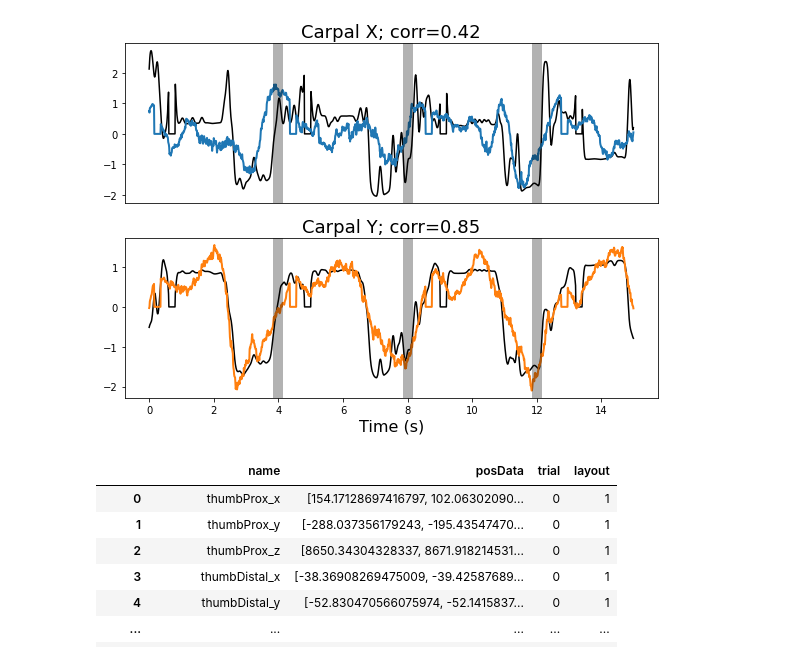
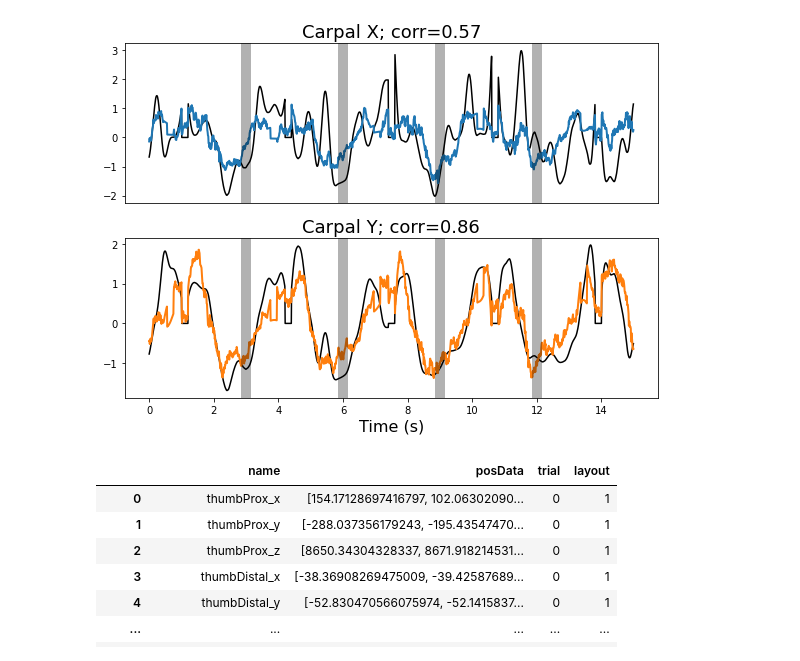
Before and after one commit to ntolley/SEE_decoding, a Jupyter notebook: notebooks/movement_decoding.ipynb, the cells around one changed output. Saved outputs shown, nothing was run; the diff lists cells and outputs as text; code cells hidden in the pictures.

```diff
--- a/notebooks/movement_decoding.ipynb
+++ b/notebooks/movement_decoding.ipynb
@@ -125,6 +129,35 @@ def run_wiener(pred_df, neural_df, neural_offset, cv_dict):
 
     return wr_train_pred, wr_test_pred, wr_train_corr, wr_test_corr
 
+def run_wiener_eyes(pred_df, neural_df, eyes_df, neural_offset, cv_dict):
+    data_arrays, generators = make_generators(pred_df, neural_df, neural_offset, cv_dict)
+
+    # Unpack tuple into variables
+    X_train_data, y_train_data, X_test_data, y_test_data = data_arrays
+    #training_generator, training_eval_generator, validation_generator = generators
+
+
+    data_arrays, generators = make_generators(eyes_df, neural_df, neural_offset, cv_dict)
+    # Unpack tuple into variables
+    _, eye_train_data, _, eye_test_data = data_arrays
+    #training_generator, training_eval_generator, validation_generator = generators
+
+    X_train_data = np.hstack([X_train_data, eye_train_data])
+    X_test_data = np.hstack([X_test_data, eye_test_data])
+
+    #Fit and run wiener filter
+    model_wr = Neural_Decoding.decoders.WienerFilterDecoder()
+    model_wr.fit(X_train_data,y_train_data)
+
+    wr_train_pred = model_wr.predict(X_train_data)
+    wr_test_pred = model_wr.predict(X_test_data)
+
+    #Compute decoding
+    wr_train_corr = mocap_functions.matrix_corr(wr_train_pred,y_train_data)
+    wr_test_corr = mocap_functions.matrix_corr(wr_test_pred,y_test_data)
+
+    return wr_train_pred, wr_test_pred, wr_train_corr, wr_test_corr
+
 def run_ann(pred_df, neural_df, neural_offset, cv_dict):
     data_arrays, generators = make_generators(pred_df, neural_df, neural_offset)
 
@@ -202,34 +227,29 @@ See the caveats in the documentation: https://pandas.pydata.org/pandas-docs/stab
-# %%
-carpal_test_pred = np.concatenate(carpal_test_pred_l)
-y_test_data = np.concatenate(y_test_data_l)
-
-carpal_test_corr = mocap_functions.matrix_corr(carpal_test_pred,y_test_data)
 # %%
 plt.figure(figsize=(8, 6))
-tstart = 1600
+tstart = 1800
 bounds = np.arange(tstart, tstart + 1500)
 x_vals = np.arange(len(bounds))/100
 
 marker_names = ['Carpal X', 'Carpal Y', 'Carpal Z']
 for col_idx in range(2):
     plt.subplot(2, 1, col_idx+1)
     plt.plot(x_vals, y_test_data[bounds, col_idx], color='k')
     plt.plot(x_vals, carpal_test_pred[bounds, col_idx], color=f'C{col_idx + 0}', linewidth=2)
     plt.title(f'{marker_names[col_idx]}; corr={np.round(carpal_test_corr[col_idx], 2)}', fontsize=18)
 
     if col_idx == 1:
         plt.xlabel('Time (s)', fontsize=16)
     else:
         plt.xticks([])
 
     plt.ylim(plt.ylim())
     plt.xlim(plt.xlim())
 
-    plt.vlines(x=[4, 8, 12, 16],ymin=-10, ymax=10, color='k', linewidth=10, linestyle='-', alpha=0.3)
+    plt.vlines(x=[3, 6, 9, 12],ymin=-10, ymax=10, color='k', linewidth=10, linestyle='-', alpha=0.3)
 plt.tight_layout()
-plt.savefig(f'movement_decoding_layout.svg')
+plt.savefig(f'movement_decoding_final.svg')
 # %% [output]
-[figure, old version]
+[figure, new version]
 # %%
 kinematic_df.uniqu
 # %% [output]
```
Also changed, not shown: parts of 2 cells of this notebook, 3 other files.
